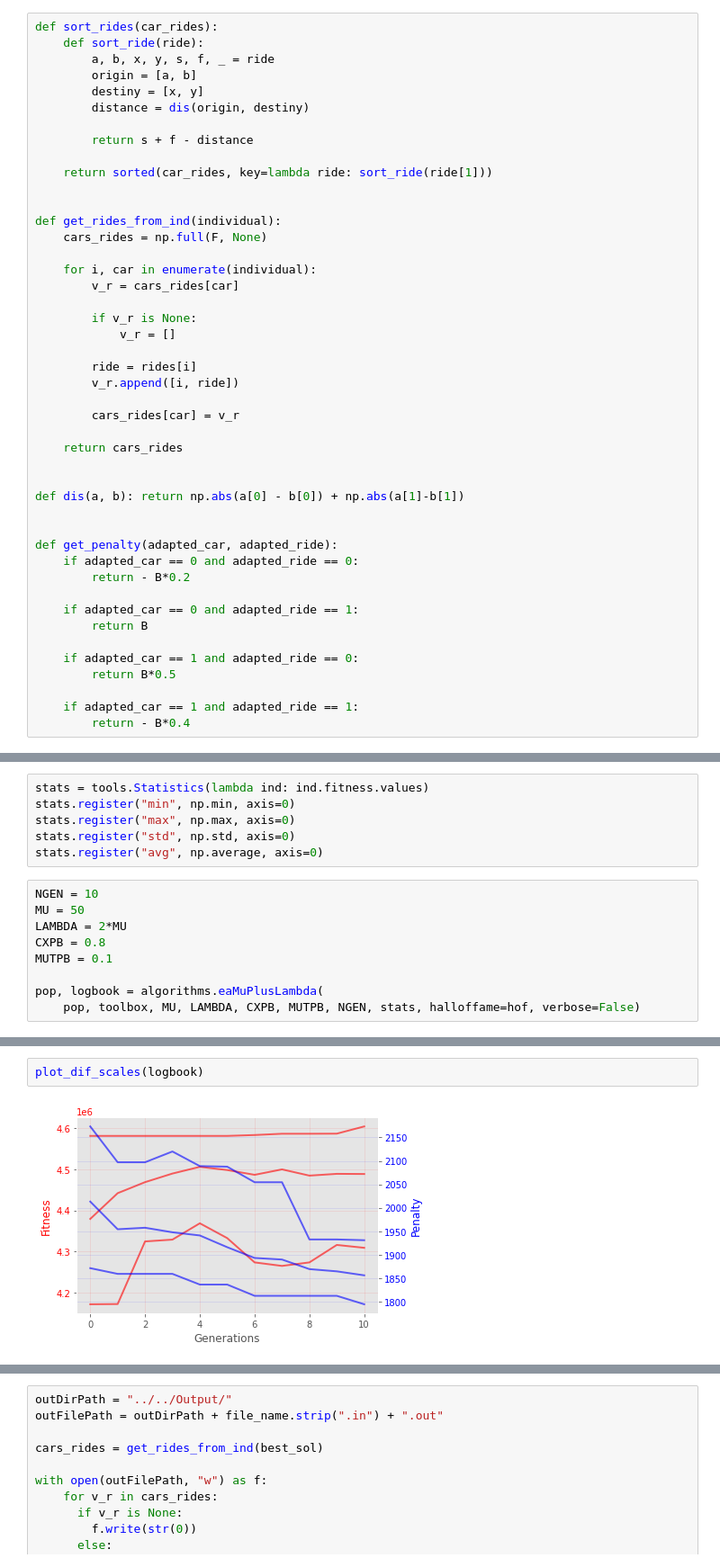
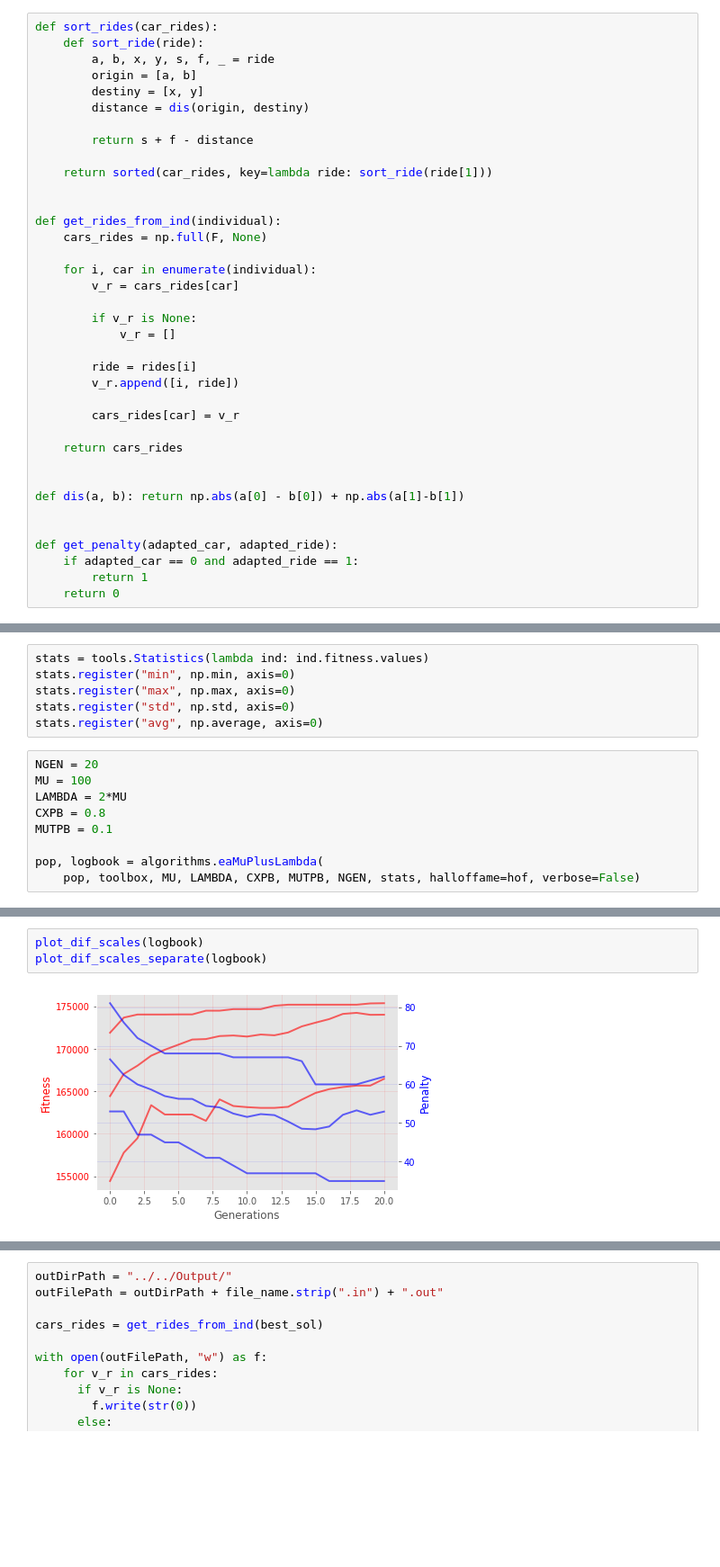
Before and after one commit to irg1008/COMPU_Practica01_02, a Jupyter notebook: Hashcode18_Pareto/src/sol/SolHash.ipynb, the cells around one changed output, grey strips where cells are left out. Shown: that part at 90% size. Saved outputs shown, nothing was run; the diff lists cells and outputs as text; blank space fills up the shorter version.

Commit message:
New plots for pareto

```diff
--- a/Hashcode18_Pareto/src/sol/SolHash.ipynb
+++ b/Hashcode18_Pareto/src/sol/SolHash.ipynb
@@ -180,17 +223,9 @@ def dis(a, b): return np.abs(a[0] - b[0]) + np.abs(a[1]-b[1])
 
 
 def get_penalty(adapted_car, adapted_ride):
-    if adapted_car == 0 and adapted_ride == 0:
-        return - B*0.2
-
     if adapted_car == 0 and adapted_ride == 1:
-        return B
-
-    if adapted_car == 1 and adapted_ride == 0:
-        return B*0.5
-
-    if adapted_car == 1 and adapted_ride == 1:
-        return - B*0.4
+        return 1
+    return 0
 # %%
 def calc_fitness(car, car_rides):
     fitness = 0
@@ -295,8 +330,8 @@ stats.register("max", np.max, axis=0)
 stats.register("std", np.std, axis=0)
 stats.register("avg", np.average, axis=0)
 # %%
-NGEN = 10
-MU = 50
+NGEN = 20
+MU = 100
 LAMBDA = 2*MU
 CXPB = 0.8
 MUTPB = 0.1
@@ -328,4 +366,5 @@ Mejor solución es [119, 207, 215, 151, 89, 396, 102, 297, 18] con fitness (4603
 # %%
 plot_dif_scales(logbook)
+plot_dif_scales_separate(logbook)
 # %% [output]
-[figure, old version]
+[figure, new version]
```
Also changed, not shown: parts of 6 cells of this notebook, 8 other files.
